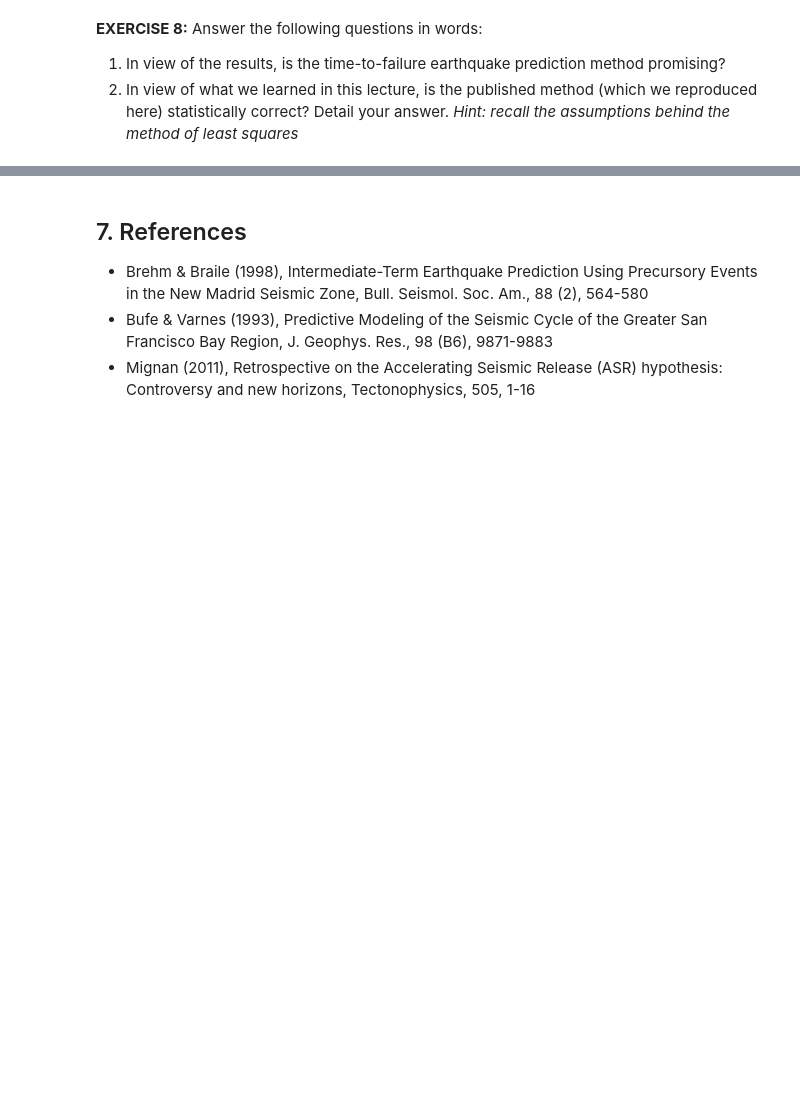
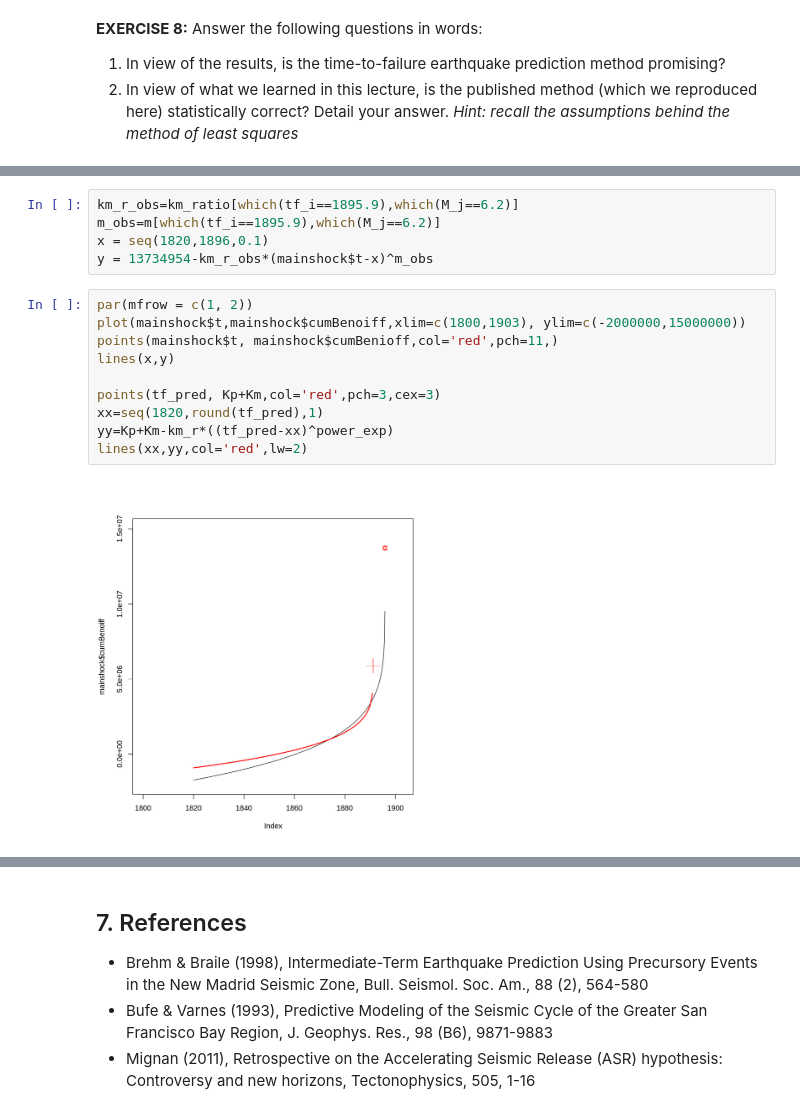
Before and after one commit to ShijingLiang/2021-MLGeo-Github, a Jupyter notebook: Chap2/chap2c_R.ipynb, the cells around one changed output, grey strips where cells are left out. Drawn from its saved outputs; the diff is of its cells as text; blank space fills up the shorter version.

```diff
--- a/Chap2/chap2c_R.ipynb
+++ b/Chap2/chap2c_R.ipynb
@@ -133,0 +165,17 @@ _YOUR ANSWER HERE_
+# %%
+km_r_obs=km_ratio[which(tf_i==1895.9),which(M_j==6.2)]
+m_obs=m[which(tf_i==1895.9),which(M_j==6.2)]
+x = seq(1820,1896,0.1)
+y = 13734954-km_r_obs*(mainshock$t-x)^m_obs
+# %%
+par(mfrow = c(1, 2))
+plot(mainshock$t,mainshock$cumBenoiff,xlim=c(1800,1903), ylim=c(-2000000,15000000))
+points(mainshock$t, mainshock$cumBenioff,col='red',pch=11,)
+lines(x,y)
+
+points(tf_pred, Kp+Km,col='red',pch=3,cex=3)
+xx=seq(1820,round(tf_pred),1)
+yy=Kp+Km-km_r*((tf_pred-xx)^power_exp)
+lines(xx,yy,col='red',lw=2)
+# %% [output]
+[figure, added]
```
Also changed, not shown: parts of 16 cells of this notebook, 5 other files.
